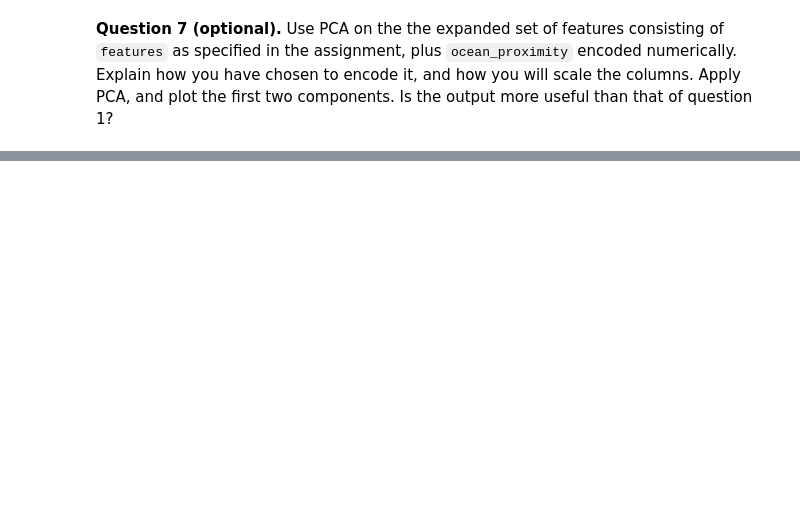
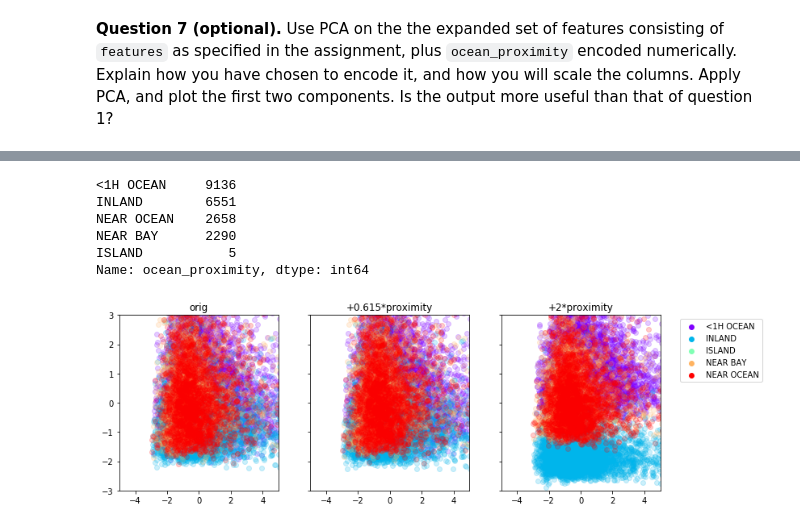
Before and after one commit to raghul-parthipan/dspnp, a Jupyter notebook: Practical_damon/autoencoder.ipynb, the cells around one changed output, grey strips where cells are left out. Saved outputs shown, nothing was run; the diff lists cells and outputs as text; code cells hidden in the pictures; blank space fills up the shorter version.

```diff
--- a/Practical_damon/autoencoder.ipynb
+++ b/Practical_damon/autoencoder.ipynb
@@ -742,0 +825,56 @@ Explain how you have chosen to encode it, and how you will scale the columns. Ap
+# %%
+housing['ocean_proximity'].value_counts()
+# %% [output]
+<1H OCEAN     9136
+INLAND        6551
+NEAR OCEAN    2658
+NEAR BAY      2290
+ISLAND           5
+Name: ocean_proximity, dtype: int64
+# %%
+features1 = ['housing_median_age', 'total_rooms', 'total_bedrooms', 'population', 'households', 'median_income', 'median_house_value']
+
+df = housing.dropna(subset=features1 + ['ocean_proximity'])
+X1 = df[features].values
+
+labeller = sklearn.preprocessing.LabelBinarizer()
+X2 = labeller.fit_transform(df['ocean_proximity']).astype(float)
+features2 = list(labeller.classes_)
+
+for k in range(len(features1)):
+    X1[:,k] = X1[:,k] / np.std(X1[:,k])
+
+def scale_ocean(scale):
+    return np.concatenate([X1, X2*scale], axis=1)
+
+d = 1 / np.sum(np.std(X2, axis = 0))
+
+X = scale_ocean(d)
+
+levels = np.unique(housing['ocean_proximity'])
+# %%
+with plt.rc_context({'figure.figsize': (12,4)}):
+
+    fig, (ax1, ax2,ax3) = plt.subplots(1,3,sharex=True, sharey=True)
+
+    colours = cm.rainbow(np.linspace(0,1,len(levels)))
+
+    for data,lbl,ax in [(X1,'orig',ax1), (X,f'+{d:.3}*proximity',ax2), (scale_ocean(2), '+2*proximity', ax3)]:
+
+        pca = sklearn.decomposition.PCA()
+        pca_result = pca.fit_transform(data)
+        p1,p2 = pca_result[:,0], pca_result[:,1]
+        for lvl, c in zip(levels,colours):
+            j = (housing['ocean_proximity'] == lvl)
+            ax.scatter(p1[j], p2[j], label=lvl,color=c, alpha = 0.2)
+        ax.set_title(lbl)
+
+    ax1.set_xlim([-5,5])
+    ax1.set_ylim([-3,3])
+    leg = ax3.legend(loc='upper left', bbox_to_anchor=(1.1,1))
+
+    for lh in leg.legendHandles:
+        lh.set_alpha(1)
+        lh._sizes = [35]
+# %% [output]
+[figure, added]
```
Also changed, not shown: parts of 29 cells of this notebook.
